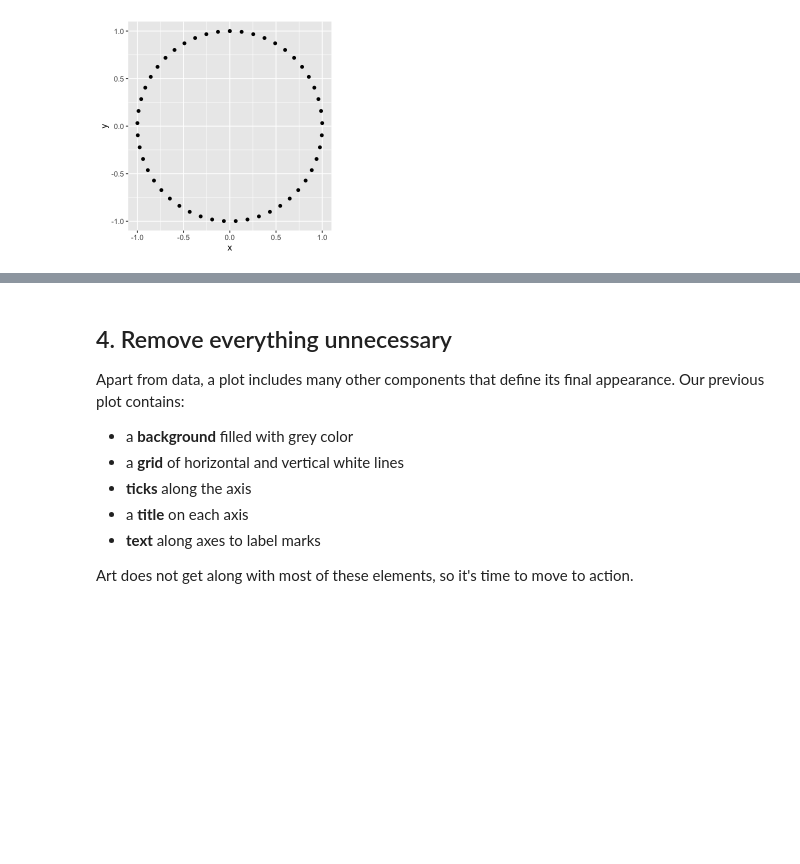
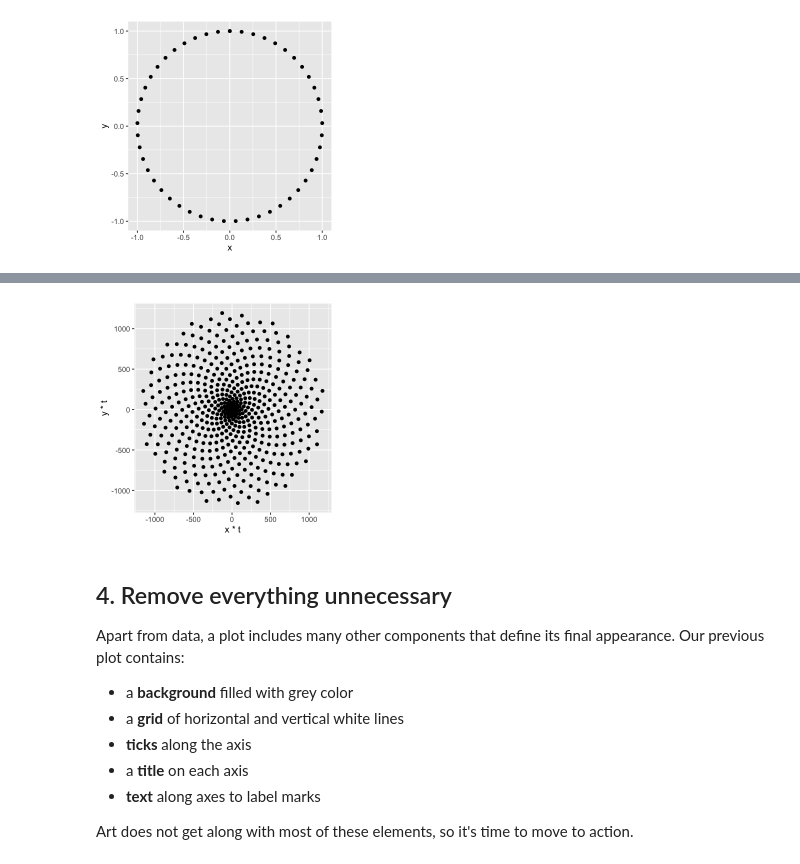
Before and after one commit to JeremyTallant/drawing_flowers_using_mathematics, a Jupyter notebook: phyllotaxis.ipynb, the cells around one changed output, grey strips where cells are left out. Saved outputs shown, nothing was run; the diff lists cells and outputs as text; code cells hidden in the pictures; blank space fills up the shorter version.

```diff
--- a/phyllotaxis.ipynb
+++ b/phyllotaxis.ipynb
@@ -37,19 +37,21 @@ p + geom_point()
 <p>It's time to <em>spiralize</em>!</p>
 # %%
 # Define the number of points
-# .... YOUR CODE FOR TASK 3 ....
+points = 500
 
 # Define the Golden Angle
-# .... YOUR CODE FOR TASK 3 ....
+angle = pi*(3-sqrt(5))
 
 t <- (1:points) * angle
 x <- sin(t)
 y <-cos(t)
 df <- data.frame(t, x, y)
 
 # Make a scatter plot of points in a spiral
 p <- ggplot(df, aes(x*t, y*t))
-p + ....
+p + geom_point()
+# %% [output]
+[figure, added]
 # %% [markdown]
 ## 4. Remove everything unnecessary
 <p>Apart from data, a plot includes many other components that define its final appearance. Our previous plot contains:</p>
```
